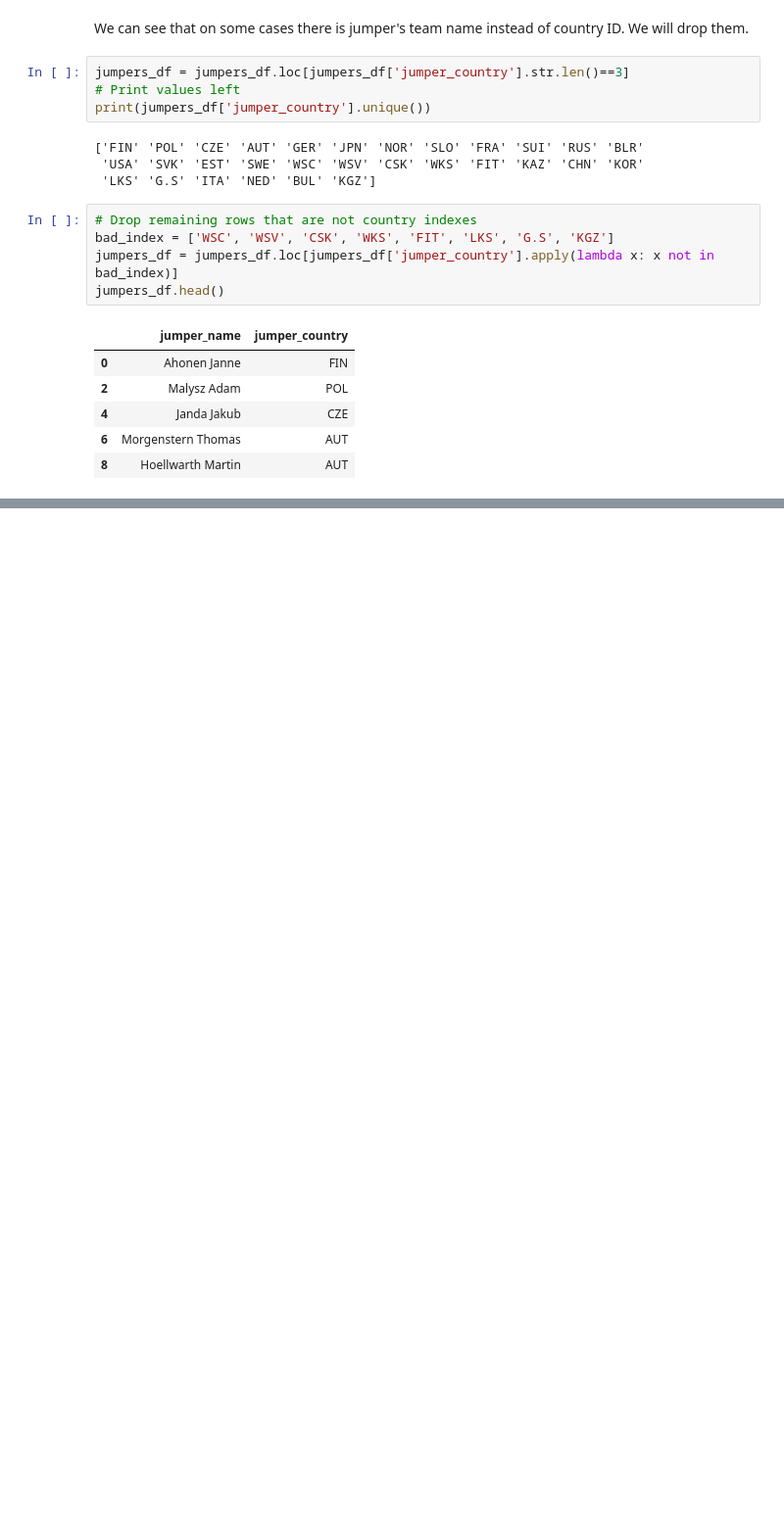
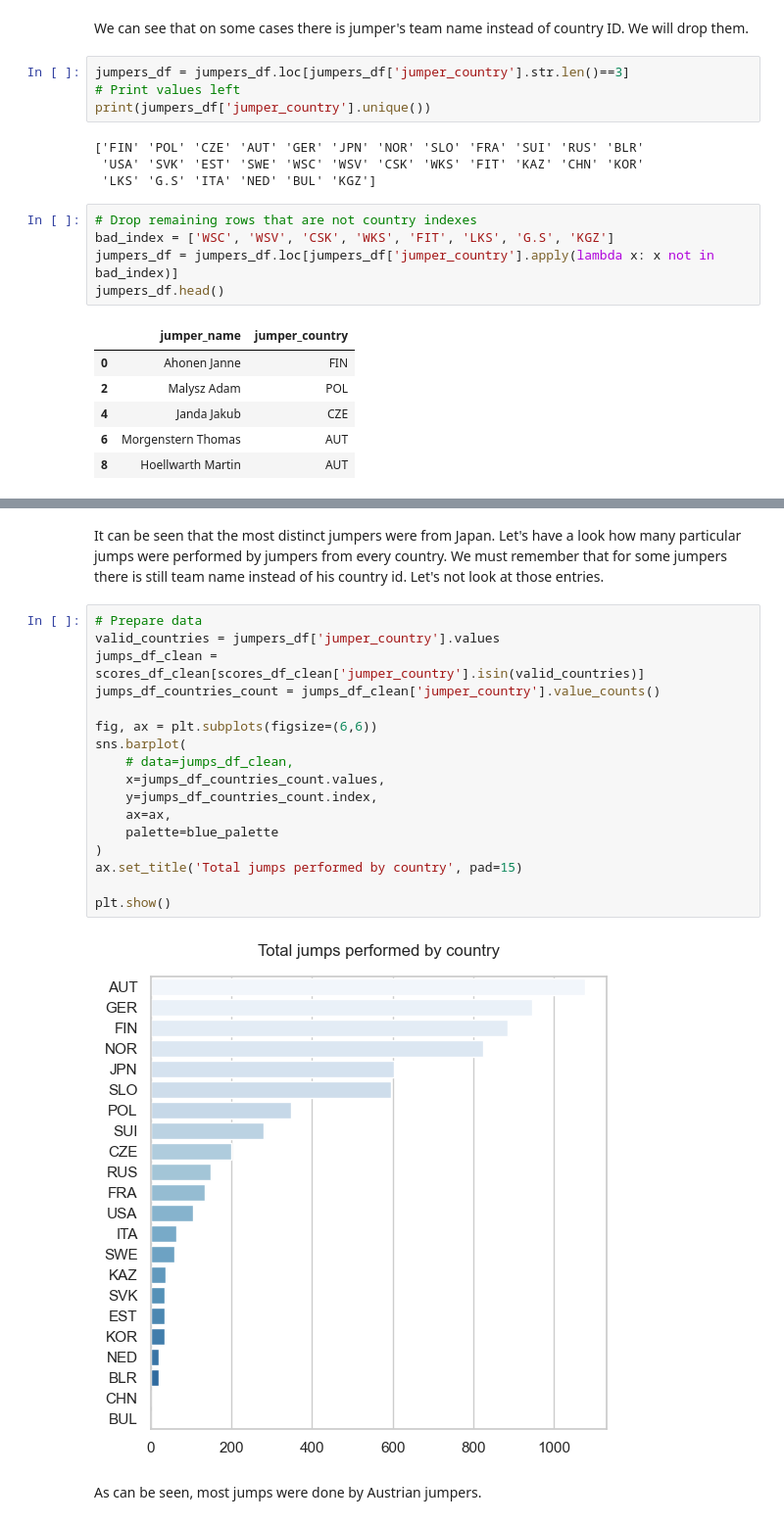
Before and after one commit to vroobelle93/02_ski_jumping, a Jupyter notebook: 02_ski_jumping.ipynb, the cells around one changed output, grey strips where cells are left out. Shown: that part at 98% size. Saved outputs shown, nothing was run; the diff lists cells and outputs as text; blank space fills up the shorter version.

```diff
--- a/02_ski_jumping.ipynb
+++ b/02_ski_jumping.ipynb
@@ -443,0 +405,23 @@ plt.show()
+# %% [markdown]
+It can be seen that the most distinct jumpers were from Japan. Let's have a look how many particular jumps were performed by jumpers from every country. We must remember that for some jumpers there is still team name instead of his country id. Let's not look at those entries.
+# %%
+# Prepare data
+valid_countries = jumpers_df['jumper_country'].values
+jumps_df_clean = scores_df_clean[scores_df_clean['jumper_country'].isin(valid_countries)]
+jumps_df_countries_count = jumps_df_clean['jumper_country'].value_counts()
+
+fig, ax = plt.subplots(figsize=(6,6))
+sns.barplot(
+    # data=jumps_df_clean,
+    x=jumps_df_countries_count.values,
+    y=jumps_df_countries_count.index,
+    ax=ax,
+    palette=blue_palette
+)
+ax.set_title('Total jumps performed by country', pad=15)
+
+plt.show()
+# %% [output]
+[figure, added]
+# %% [markdown]
+As can be seen, most jumps were done by Austrian jumpers.
```
Also changed, not shown: parts of 23 cells of this notebook, 2 other files.
